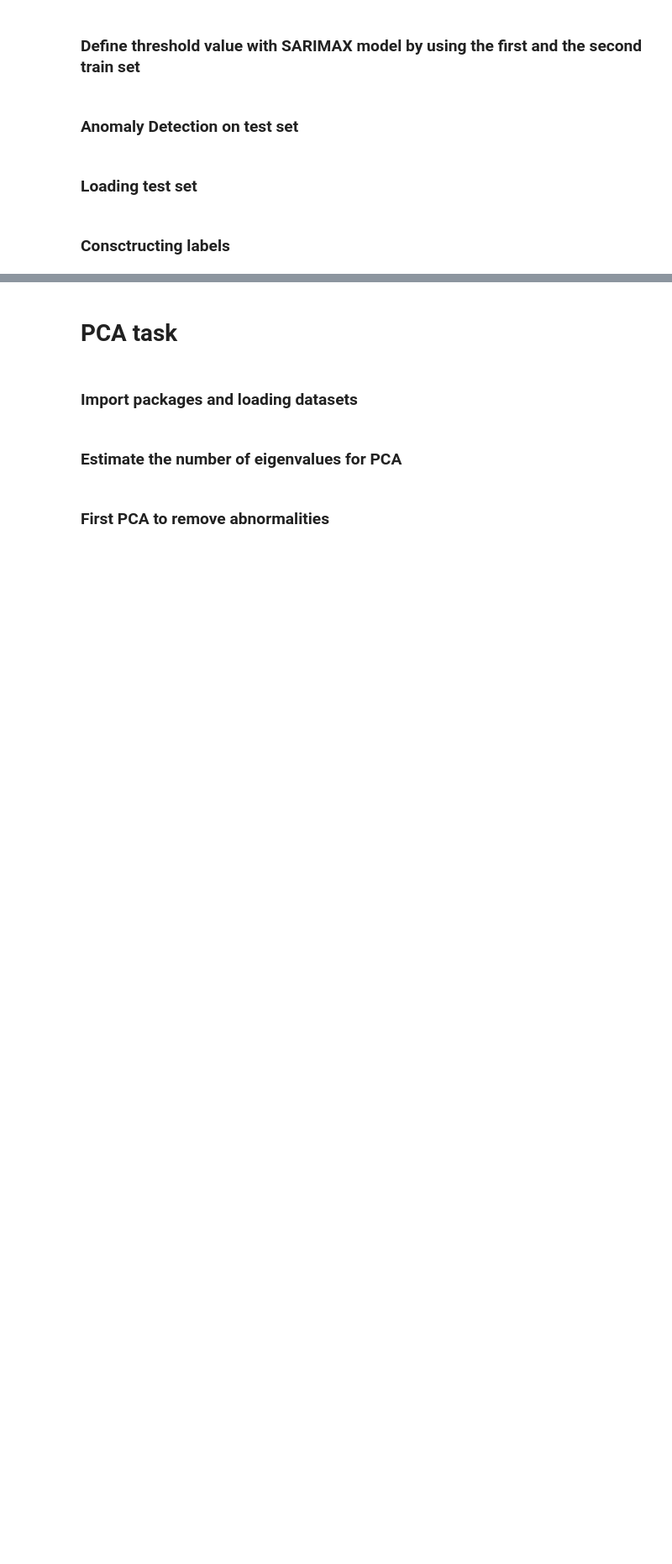
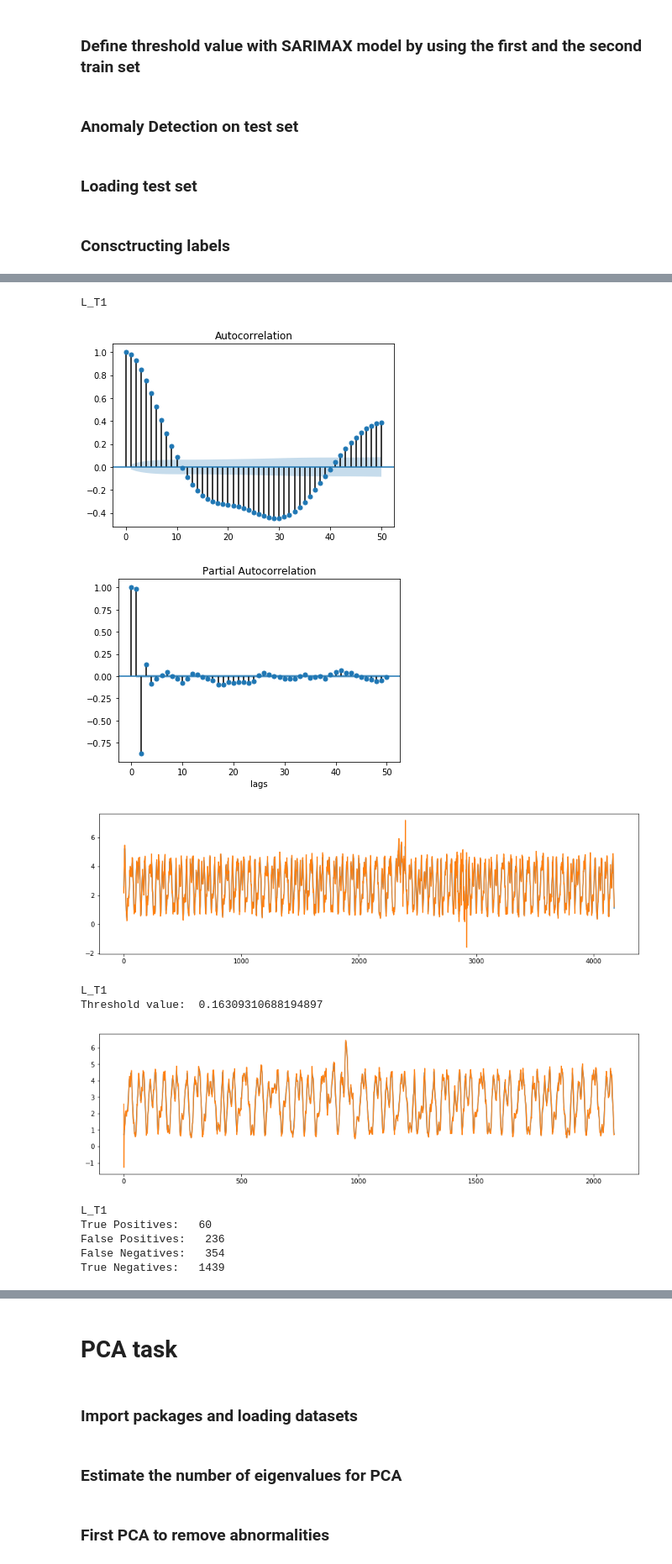
Before and after one commit to achilleasvlogiaris/Cyber-Data-Analytics-assignment-2, a Jupyter notebook: Assignment_2.ipynb, the cells around one changed output, grey strips where cells are left out. Shown at 84% size. Drawn from its saved outputs; the diff is of its cells as text; code cells hidden in the pictures; blank space fills up the shorter version.

```diff
--- a/Assignment_2.ipynb
+++ b/Assignment_2.ipynb
@@ -475,7 +495,10 @@ def SARIMAX_per_singal(number_of_signal, signal_names, normal_data, attacked_dat
 # %% [markdown]
 ### Anomaly Detection on test set
 # %%
-def Anomaly_detection(number_of_signal, signal_names, normal_data, test_data, true_labels):
+ARMA_anomalies = []
+
+def Anomaly_detection(number_of_signal, signal_names, normal_data, test_data, true_labels, threshold):
+    global ARMA_anomalies
     #   Specifying the train and the test set
     train = normal_data[signal_names[number_of_signal]]
     test = test_data[signal_names[number_of_signal]]
@@ -545,19 +568,17 @@ def Anomaly_detection(number_of_signal, signal_names, normal_data, test_data, tr
     for i in residuals_all:
         if i >= threshold and true_labels[count] == 1:
             TP += 1
+            ARMA_anomalies.append(count)
         elif i >= threshold and true_labels[count] != 1:
             FP += 1
+            ARMA_anomalies.append(count)
         elif i < threshold and true_labels[count] == 1:
             FN += 1
         elif i < threshold and true_labels[count] != 1:
             TN += 1
         count += 1
 
-    print("Training True Positives:  ", TP)
-    print("Training False Positives:  ", FP)
-    print("Training False Negatives:  ", FN)
-    print("Training True Negatives:  ", TN)
-
+    print(signal_names[number_of_signal])
     return TP, FP, FN, TN
 # %% [markdown]
 ### Loading test set
@@ -658,0 +622,23 @@ print("True Negatives:  ", TN)
+# %%
+number_of_signal = 0
+threshold = SARIMAX_per_singal(number_of_signal, signal_names, normal_data, attacked_data)
+print("Threshold value: ", threshold)
+[TP, FP, FN, TN] = Anomaly_detection(number_of_signal, signal_names, normal_data, test_data, labels, threshold)
+
+print("True Positives:  ", TP)
+print("False Positives:  ", FP)
+print("False Negatives:  ", FN)
+print("True Negatives:  ", TN)
+# %% [output]
+L_T1
+[figure, added]
+[figure, added]
+[figure, added]
+L_T1
+Threshold value:  0.16309310688194897
+[figure, added]
+L_T1
+True Positives:   60
+False Positives:   236
+False Negatives:   354
+True Negatives:   1439
```
Also changed, not shown: parts of 73 cells of this notebook.
